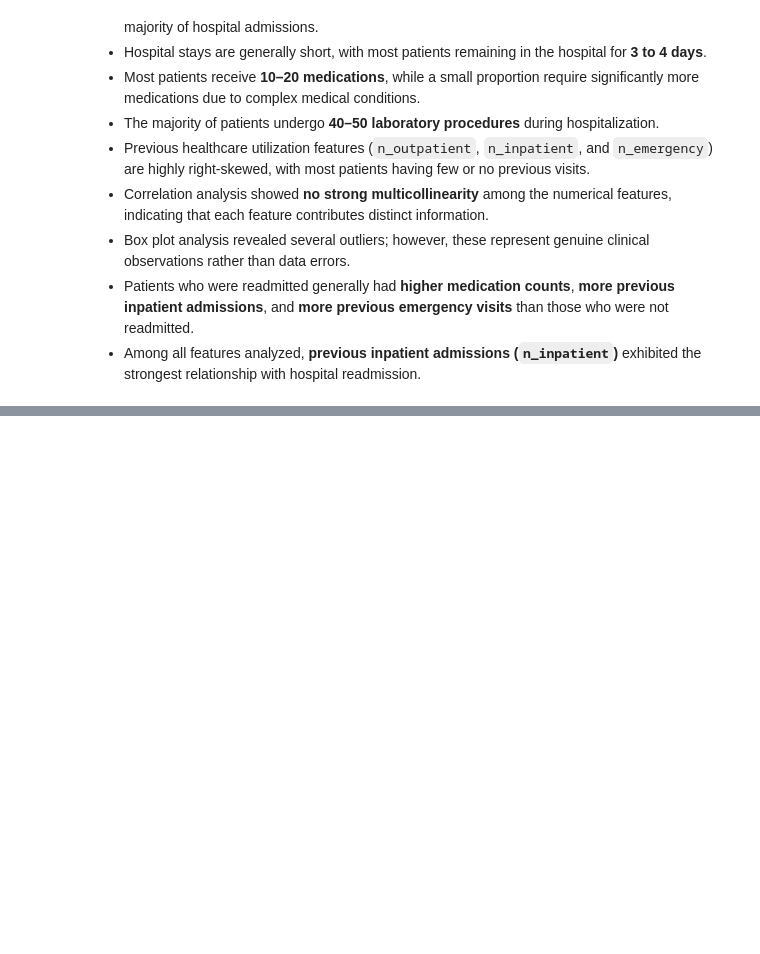
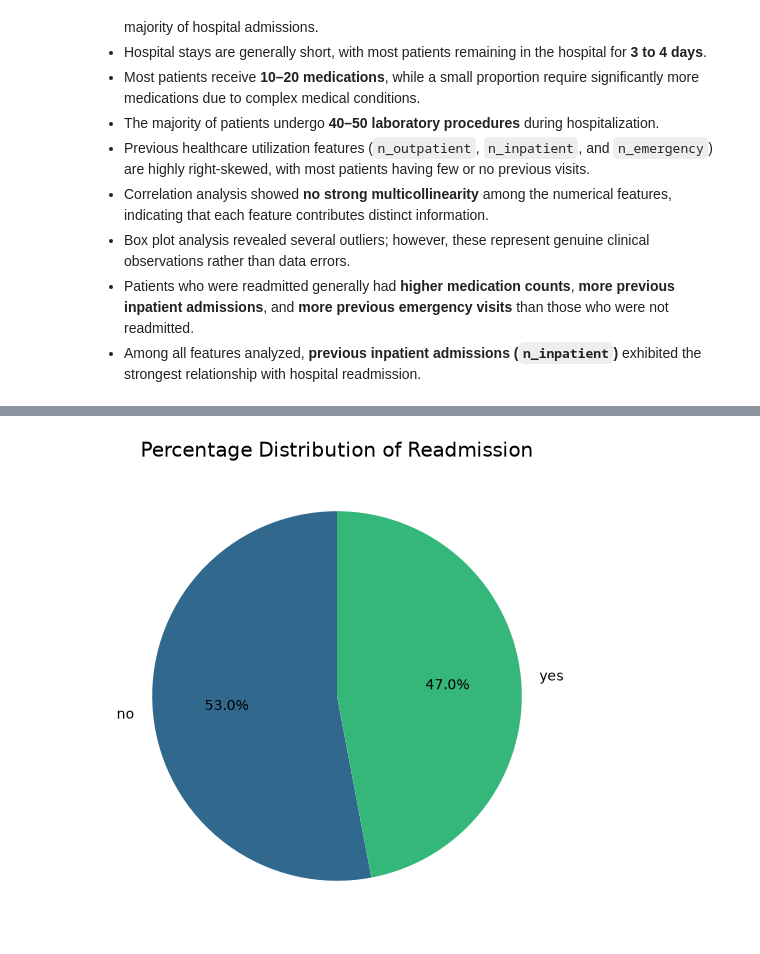
Before and after one commit to imket10/Hospital-Readmission-Prediction, a Jupyter notebook: notebooks/02_Exploratory_Data_Analysis.ipynb, the cells around one changed output, grey strips where cells are left out. Saved outputs shown, nothing was run; the diff lists cells and outputs as text; code cells hidden in the pictures; blank space fills up the shorter version.

```diff
--- a/notebooks/02_Exploratory_Data_Analysis.ipynb
+++ b/notebooks/02_Exploratory_Data_Analysis.ipynb
@@ -1071,0 +1225,16 @@ Overall, the dataset appears clean, informative, and suitable for predictive mod
+# %%
+plt.figure(figsize=(6,6))
+
+plt.pie(
+    target_counts,
+    labels=target_counts.index,
+    autopct='%1.1f%%',
+    startangle=90,
+    colors=sns.color_palette("viridis", len(target_counts))
+)
+
+plt.title("Percentage Distribution of Readmission")
+
+plt.show()
+# %% [output]
+[figure, added]
```
Also changed, not shown: parts of 68 cells of this notebook.
